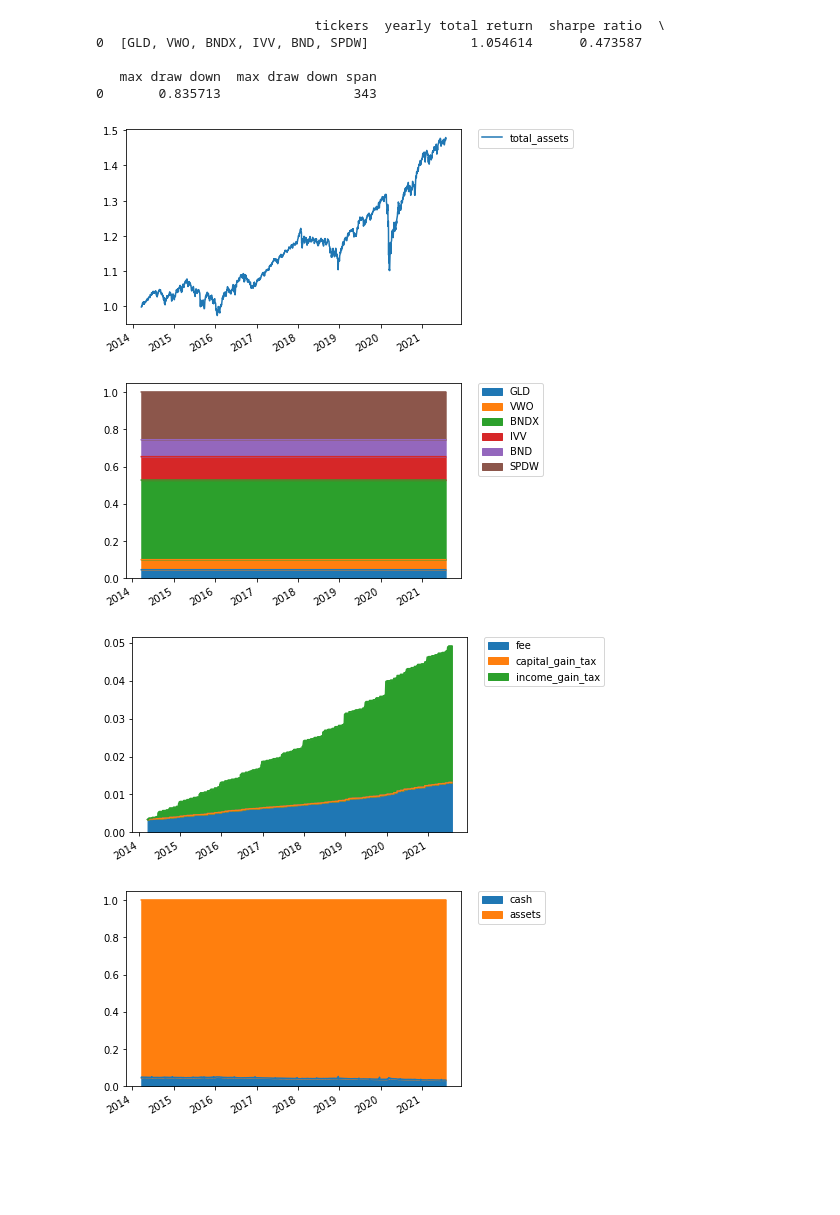
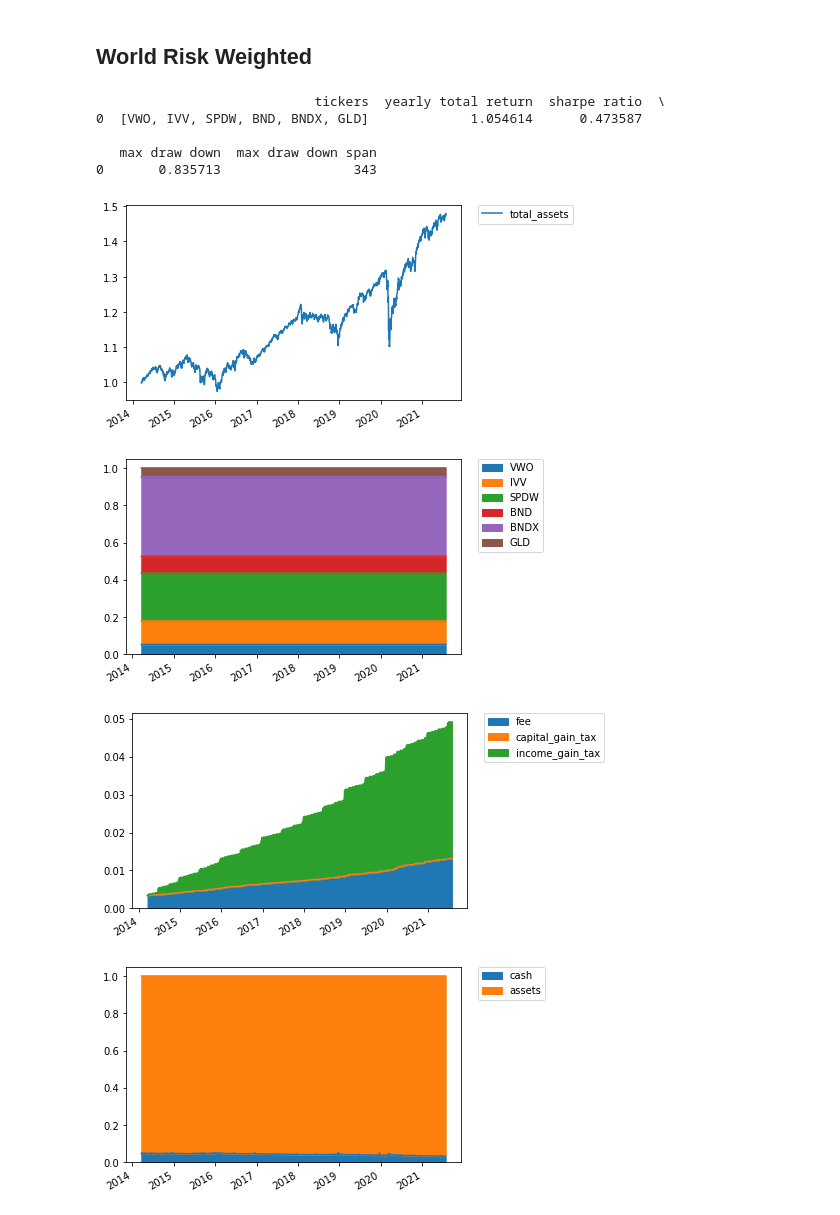
Before and after one commit to sonesuke/mypo, a Jupyter notebook: docs/tutorial/world_balanced.ipynb, the cells around one changed output. Saved outputs shown, nothing was run; the diff lists cells and outputs as text; code cells hidden in the pictures; blank space fills up the shorter version.

Commit message:
mypo-185 world vs us (#186)

```diff
--- a/docs/tutorial/world_balanced.ipynb
+++ b/docs/tutorial/world_balanced.ipynb
@@ -9,6 +9,11 @@ import numpy as np
 from datetime import datetime
 from tqdm import tqdm
 import matplotlib.pyplot as plt
+from mypo import split_k_folds, select_by_regression
+from mypo.optimizer import RiskParityOptimizer
+from mypo.rebalancer import MonthlyRebalancer
+from mypo.evacuator import FixedEvacuator
+from mypo import Runner
 
 from mypo import Loader
 
@@ -16,6 +21,13 @@ DOWNLOAD = False
 
 if DOWNLOAD:
     loader = Loader()
+    loader.get('VT', 0.08 * 10e-3)
+    loader.get('BNDW', 0.08 * 10e-3)
+
+    loader.get('SPY', 0.09 * 10e-3)
+    loader.get('IEF', 0.15 * 10e-3)
+    loader.get('TLT', 0.15 * 10e-3)
+
     loader.get('VWO', 0.1 * 10e-3)
     loader.get('IVV', 0.03 * 10e-3)
     loader.get('SPDW', 0.04 * 10e-3)
@@ -25,4 +37,6 @@ if DOWNLOAD:
     loader.save('/app/docs/tutorial/portfolio.bin')
 
 loader = Loader.load('/app/docs/tutorial/portfolio.bin')
-market = loader.get_market()
+clutter_market = loader.filter(['VWO', 'IVV', 'SPDW', 'BND', 'BNDX', 'GLD']).get_market()
+weighted_market = loader.filter(['VT', 'BND', 'BNDX', 'GLD']).get_market()
+us_market = loader.filter(['SPY', 'IEF', 'TLT', 'GLD']).get_market()
@@ -38,35 +43,40 @@ fold = folds[0]
+# %% [markdown]
+World Risk Weighted
+------------------------
 # %%
-['VWO', 'IVV', 'SPDW', 'BND', 'BNDX', 'GLD']
+folds = split_k_folds(clutter_market, 1, 200)
+fold = folds[0]
+
 optimizer = RiskParityOptimizer(risk_target=[0.85 * 0.175, 0.85 * 0.223, 0.85 * 0.603, 0.10 *0.25 , 0.10 * 0.75,  0.05])
 runner = Runner(
     rebalancer=MonthlyRebalancer(optimizer=optimizer, evacuator=FixedEvacuator(level=0.05)),
 )
 
 runner.run(
     fold=fold,
     verbose=True
 )
 report = runner.report()
 print(report.summary())
 ax = report.history_assets().plot()
 plt.legend(bbox_to_anchor=(1.05, 1), loc='upper left', borderaxespad=0)
 plt.show()
 ax = report.history_weights().plot.area(stacked=True)
 plt.legend(bbox_to_anchor=(1.05, 1), loc='upper left', borderaxespad=0)
 plt.show()
 ax = report.history_cost().plot.area(stacked=True)
 plt.legend(bbox_to_anchor=(1.05, 1), loc='upper left', borderaxespad=0)
 plt.show()
 ax = report.history_cash_vs_assets().plot.area(stacked=True)
 plt.legend(bbox_to_anchor=(1.05, 1), loc='upper left', borderaxespad=0)
 plt.show()
 # %% [output]
                             tickers  yearly total return  sharpe ratio  \
-0  [GLD, VWO, BNDX, IVV, BND, SPDW]             1.054614      0.473587
+0  [VWO, IVV, SPDW, BND, BNDX, GLD]             1.054614      0.473587
 
    max draw down  max draw down span
 0       0.835713                 343
 [figure]
-[figure, old version]
+[figure, new version]
 [figure]
 [figure]
```
Also changed, not shown: parts of 7 cells of this notebook, 1 other file.
